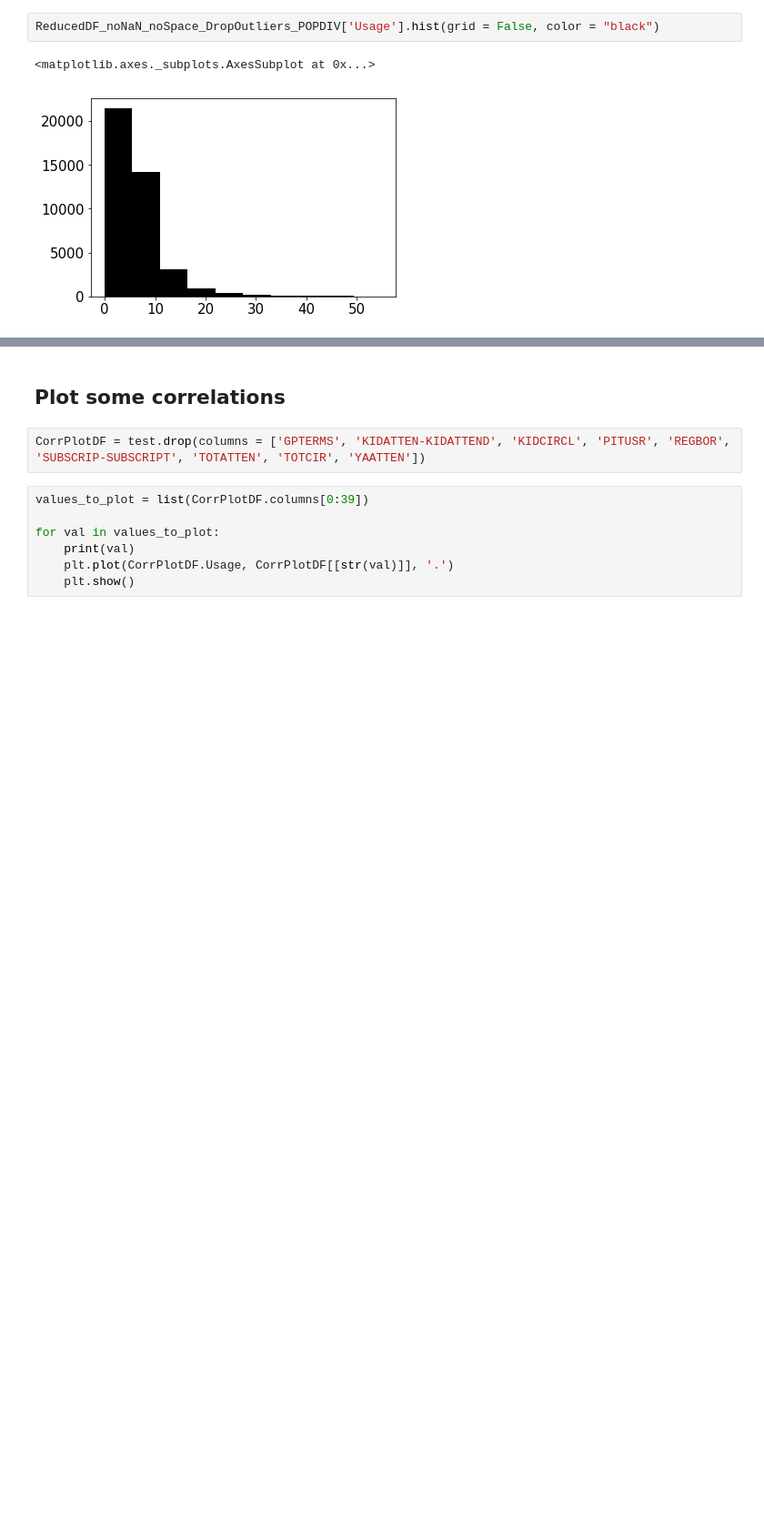
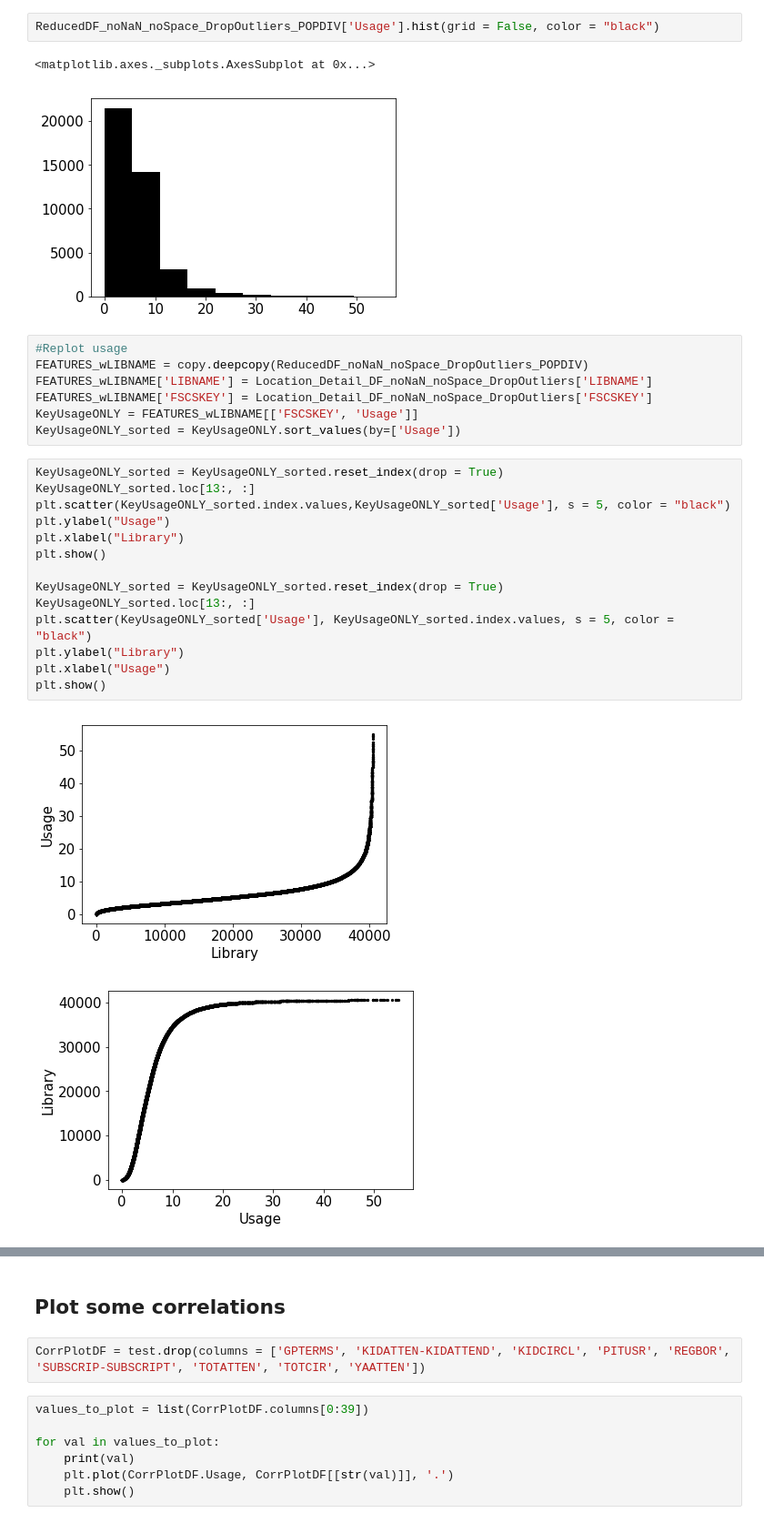
Before and after one commit to olgabane/Insight2019_LibraryProject, a Jupyter notebook: Library_Week3_Notebook7_RFContinuation.ipynb, the cells around one changed output, grey strips where cells are left out. Shown at 91% size. Cells and saved outputs as stored; diff of their text form; blank space fills up the shorter version.

Commit message:
new plots for demo

```diff
--- a/Library_Week3_Notebook7_RFContinuation.ipynb
+++ b/Library_Week3_Notebook7_RFContinuation.ipynb
@@ -1208,3 +1208,27 @@ ReducedDF_noNaN_noSpace_DropOutliers_POPDIV['Usage'].hist(grid = False, color =
 # %% [output]
 <matplotlib.axes._subplots.AxesSubplot at 0x...>
 [figure]
+# %%
+#Replot usage
+FEATURES_wLIBNAME = copy.deepcopy(ReducedDF_noNaN_noSpace_DropOutliers_POPDIV)
+FEATURES_wLIBNAME['LIBNAME'] = Location_Detail_DF_noNaN_noSpace_DropOutliers['LIBNAME']
+FEATURES_wLIBNAME['FSCSKEY'] = Location_Detail_DF_noNaN_noSpace_DropOutliers['FSCSKEY']
+KeyUsageONLY = FEATURES_wLIBNAME[['FSCSKEY', 'Usage']]
+KeyUsageONLY_sorted = KeyUsageONLY.sort_values(by=['Usage'])
+# %%
+KeyUsageONLY_sorted = KeyUsageONLY_sorted.reset_index(drop = True)
+KeyUsageONLY_sorted.loc[13:, :]
+plt.scatter(KeyUsageONLY_sorted.index.values,KeyUsageONLY_sorted['Usage'], s = 5, color = "black")
+plt.ylabel("Usage")
+plt.xlabel("Library")
+plt.show()
+
+KeyUsageONLY_sorted = KeyUsageONLY_sorted.reset_index(drop = True)
+KeyUsageONLY_sorted.loc[13:, :]
+plt.scatter(KeyUsageONLY_sorted['Usage'], KeyUsageONLY_sorted.index.values, s = 5, color = "black")
+plt.ylabel("Library")
+plt.xlabel("Usage")
+plt.show()
+# %% [output]
+[figure, added]
+[figure, added]
```
Also changed, not shown: parts of 5 cells of this notebook.
